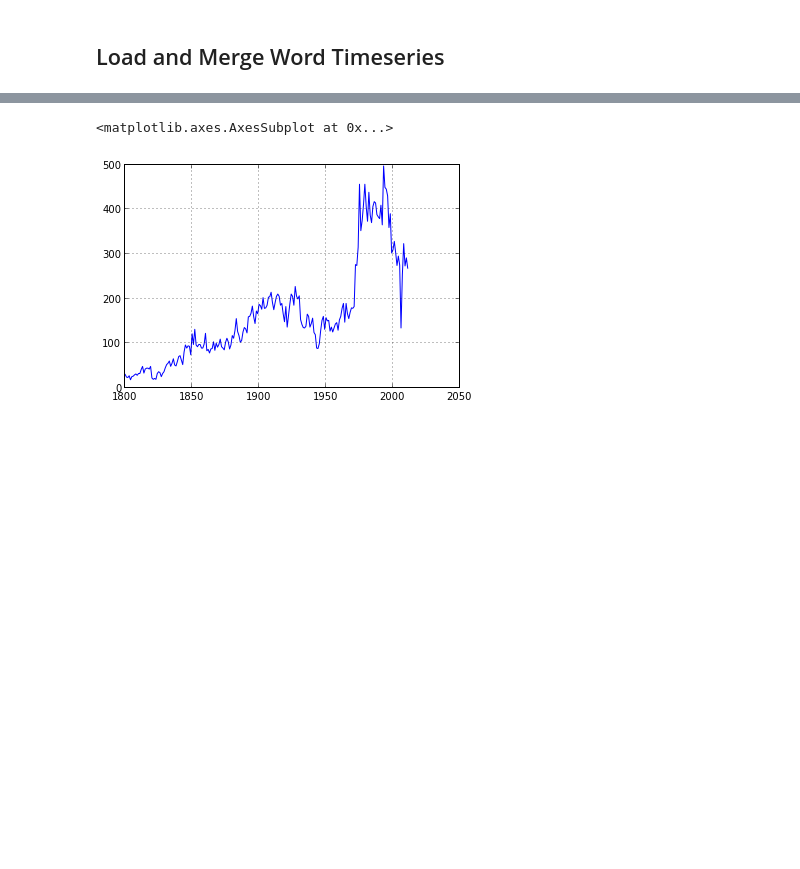
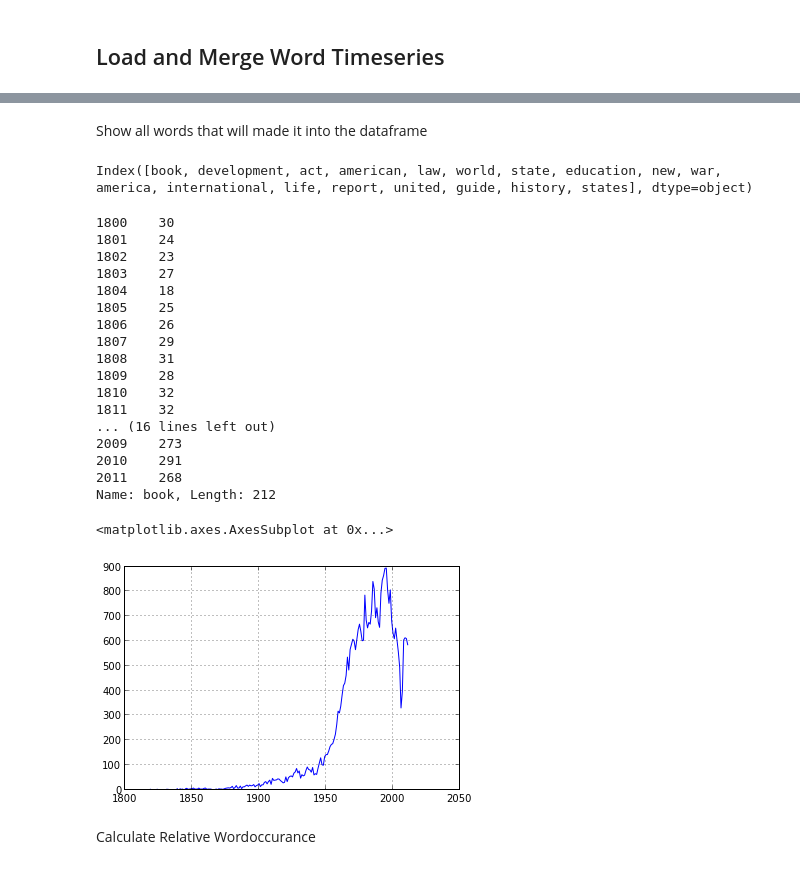
Before and after one commit to ahane/i290-project, a Jupyter notebook: Word_Timeseries_DataFrame.ipynb, the cells around one changed output, grey strips where cells are left out. Saved outputs shown, nothing was run; the diff lists cells and outputs as text; code cells hidden in the pictures; blank space fills up the shorter version.

Commit message:
added functions for relative word occurance inspection

```diff
--- a/Word_Timeseries_DataFrame.ipynb
+++ b/Word_Timeseries_DataFrame.ipynb
@@ -92,8 +95,36 @@ b = all_ts.apply(mk_clean_series, axis = 1)
 allwordcounts_df = pd.concat(timeseries_dfs, axis = 1)
 # %%
 allwordcounts_df = allwordcounts_df.sort_index()
+# %% [markdown]
+Show all words that will made it into the dataframe
+# %%
+allwordcounts_df.columns
+# %% [output]
+Index([book, development, act, american, law, world, state, education, new, war, america, international, life, report, united, guide, history, states], dtype=object)
 # %%
-allwordcounts_df['book'].plot()
+allwordcounts_df['book']
 # %% [output]
-<matplotlib.axes.AxesSubplot at 0x...>
+1800    30
+1801    24
+1802    23
+1803    27
+1804    18
+1805    25
+1806    26
+1807    29
+1808    31
+1809    28
+1810    32
+1811    32
+... (16 lines left out)
+2009    273
+2010    291
+2011    268
+Name: book, Length: 212
-[figure, removed]
+# %%
+allwordcounts_df['development'].plot()
+# %% [output]
+<matplotlib.axes.AxesSubplot at 0x...>
+[figure, added]
+# %% [markdown]
+Calculate Relative Wordoccurance
```
Also changed, not shown: parts of 16 cells of this notebook, 5 other files.
